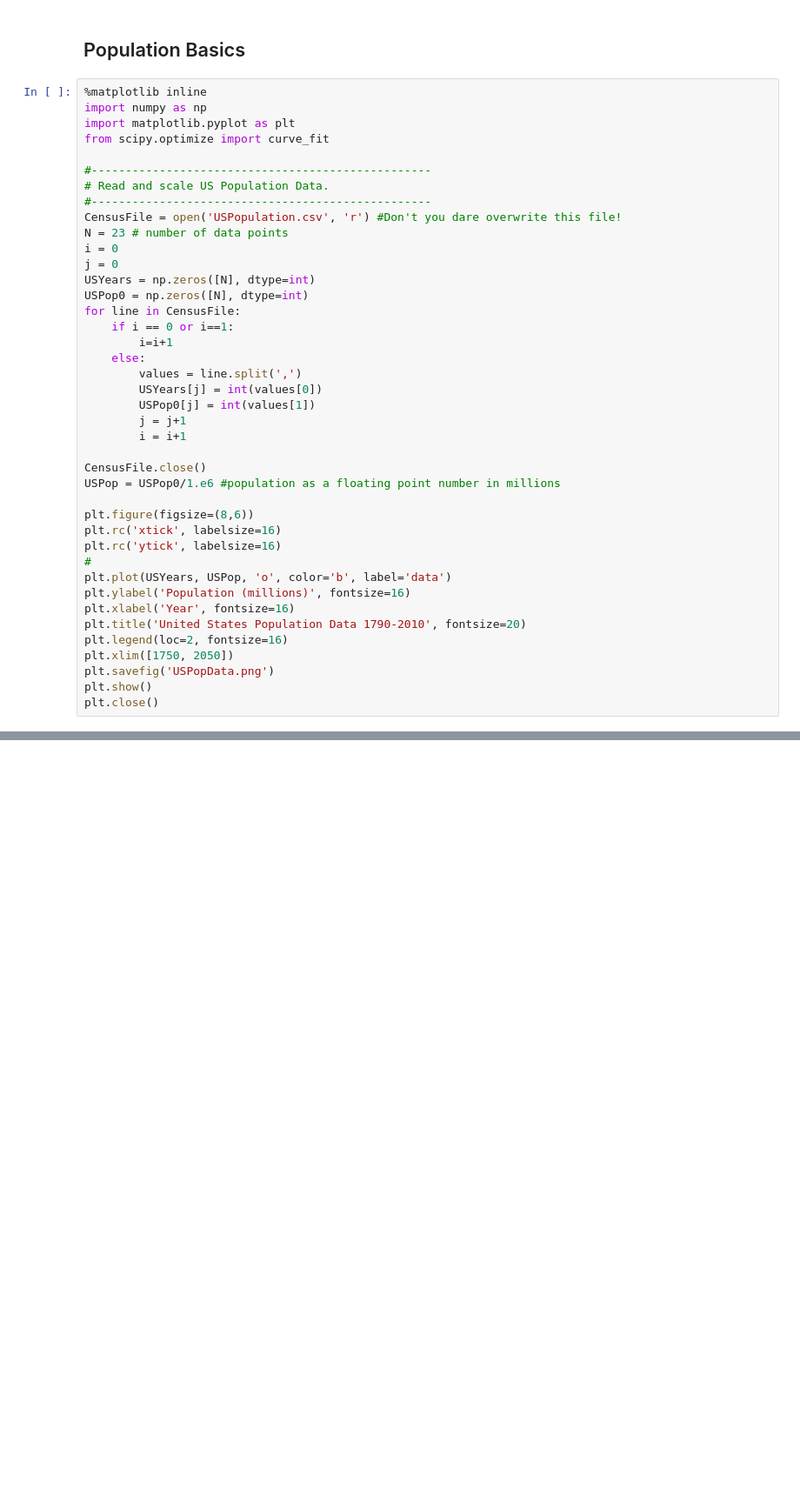
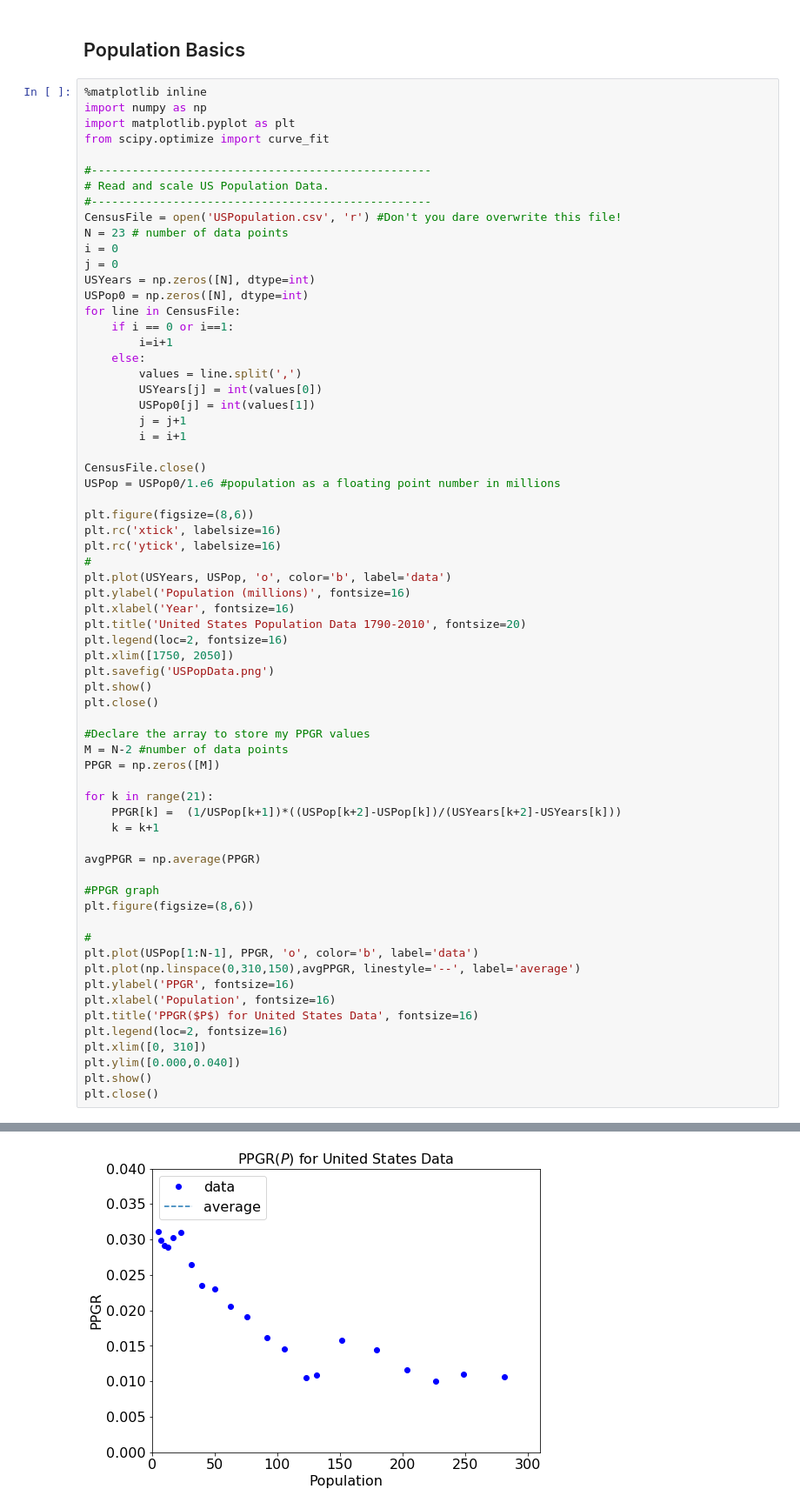
Before and after one commit to BananaBonanza/cwuMath475, a Jupyter notebook: PopBasics.ipynb, the cells around one changed output, grey strips where cells are left out. Shown at 87% size. Saved outputs shown, nothing was run; the diff lists cells and outputs as text; blank space fills up the shorter version.

```diff
--- a/PopBasics.ipynb
+++ b/PopBasics.ipynb
@@ -41,5 +41,30 @@ plt.xlim([1750, 2050])
 plt.savefig('USPopData.png')
 plt.show()
 plt.close()
+
+#Declare the array to store my PPGR values
+M = N-2 #number of data points
+PPGR = np.zeros([M])
+
+for k in range(21):
+    PPGR[k] =  (1/USPop[k+1])*((USPop[k+2]-USPop[k])/(USYears[k+2]-USYears[k]))
+    k = k+1
+
+avgPPGR = np.average(PPGR)
+
+#PPGR graph
+plt.figure(figsize=(8,6))
+
+#
+plt.plot(USPop[1:N-1], PPGR, 'o', color='b', label='data')
+plt.plot(np.linspace(0,310,150),avgPPGR, linestyle='--', label='average')
+plt.ylabel('PPGR', fontsize=16)
+plt.xlabel('Population', fontsize=16)
+plt.title('PPGR($P$) for United States Data', fontsize=16)
+plt.legend(loc=2, fontsize=16)
+plt.xlim([0, 310])
+plt.ylim([0.000,0.040])
+plt.show()
+plt.close()
 # %% [output]
 [figure]
@@ -45,0 +72 @@ plt.close()
+[figure, added]
```
Also changed, not shown: parts of 1 cell of this notebook, 1 other file.
